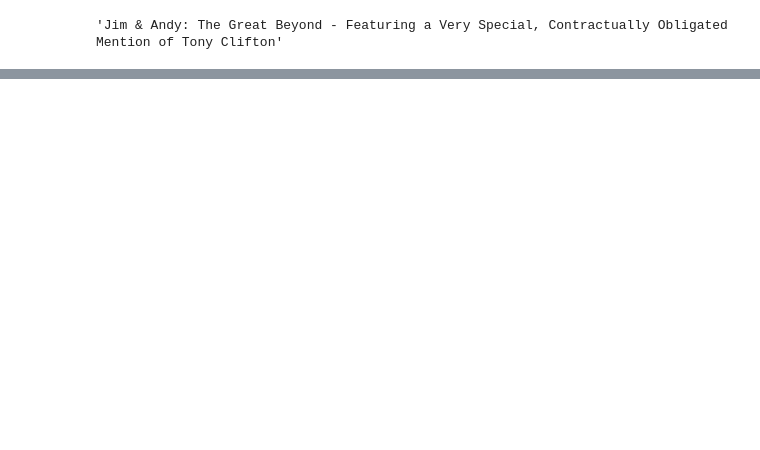
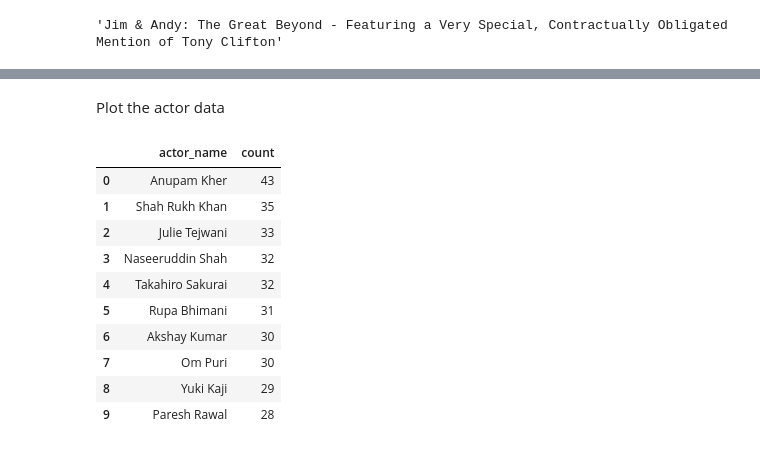
Before and after one commit to dwipaalfarisi/project-netflix-analysis, a Jupyter notebook: main.ipynb, the cells around one changed output, grey strips where cells are left out. Cells and saved outputs as stored; diff of their text form; code cells hidden in the pictures; blank space fills up the shorter version.

```diff
--- a/main.ipynb
+++ b/main.ipynb
@@ -433,0 +551,21 @@ top5_title_length.iloc[0]['title']
+# %% [markdown]
+Plot the actor data
+# %%
+# turn series into dataframe
+top10_actor_df = pd.DataFrame(plot_top10_actor).reset_index()
+top10_actor_df.columns = ['actor_name', 'count']
+
+# show
+top10_actor_df
+# %% [output]
+|  | actor_name | count |
+| 0 | Anupam Kher | 43 |
+| 1 | Shah Rukh Khan | 35 |
+| 2 | Julie Tejwani | 33 |
+| 3 | Naseeruddin Shah | 32 |
+| 4 | Takahiro Sakurai | 32 |
+| 5 | Rupa Bhimani | 31 |
+| 6 | Akshay Kumar | 30 |
+| 7 | Om Puri | 30 |
+| 8 | Yuki Kaji | 29 |
+| 9 | Paresh Rawal | 28 |
```
Also changed, not shown: parts of 13 cells of this notebook.
